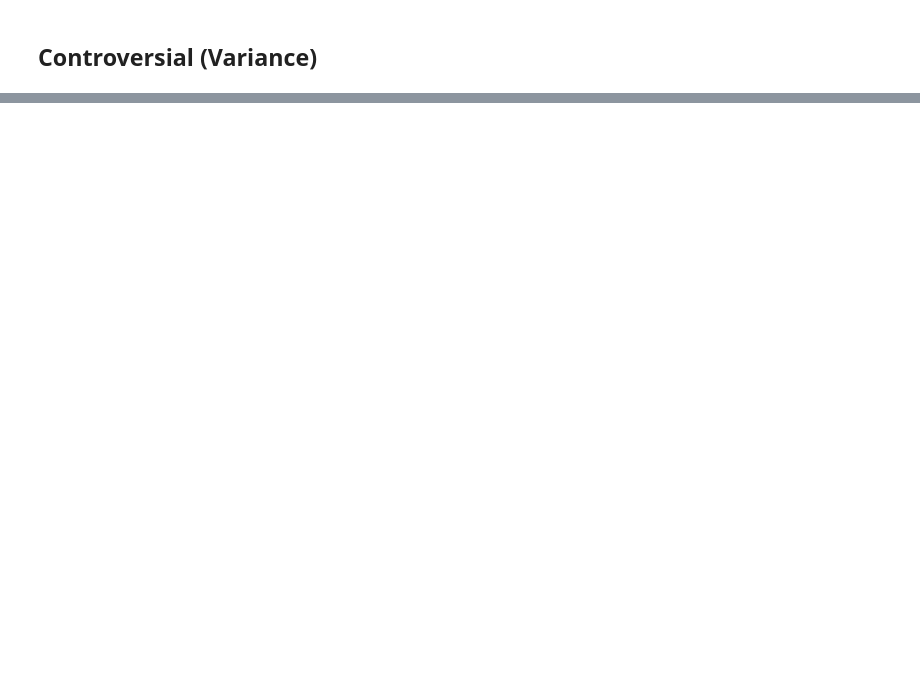
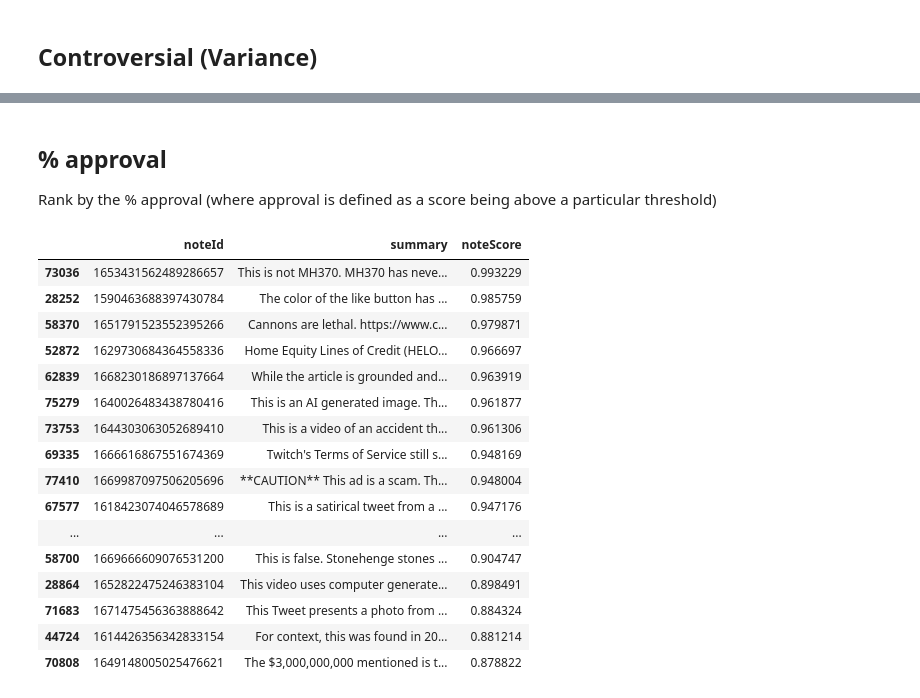
Before and after one commit to smilli/voting, a Jupyter notebook: community_notes.ipynb, the cells around one changed output, grey strips where cells are left out. Cells and saved outputs as stored; diff of their text form; code cells hidden in the pictures; blank space fills up the shorter version.

Commit message:
add approval voting

```diff
--- a/community_notes.ipynb
+++ b/community_notes.ipynb
@@ -265,0 +266,31 @@ scored_notes.head(20)[['noteId', 'summary', 'noteScore']]
+# %% [markdown]
+## % approval
+Rank by the % approval (where approval is defined as a score being above a particular threshold)
+# %%
+def approval(x, dim, threshold=0.7):
+    return (x > threshold).float().mean(dim=dim)
+
+approval_scores = mf_model.get_vote_scores(approval)
+# %%
+note_results = pd.DataFrame({'noteId': note_ids, 'noteScore': approval_scores})
+scored_notes = filtered_notes.merge(note_results, on='noteId')
+scored_notes = scored_notes.sort_values(by='noteScore', ascending=False)
+scored_notes.head(20)[['noteId', 'summary', 'noteScore']]
+# %% [output]
+|  | noteId | summary | noteScore |
+| 73036 | 1653431562489286657 | This is not MH370. MH370 has neve... | 0.993229 |
+| 28252 | 1590463688397430784 | The color of the like button has ... | 0.985759 |
+| 58370 | 1651791523552395266 | Cannons are lethal. https://www.c... | 0.979871 |
+| 52872 | 1629730684364558336 | Home Equity Lines of Credit (HELO... | 0.966697 |
+| 62839 | 1668230186897137664 | While the article is grounded and... | 0.963919 |
+| 75279 | 1640026483438780416 | This is an AI generated image. Th... | 0.961877 |
+| 73753 | 1644303063052689410 | This is a video of an accident th... | 0.961306 |
+| 69335 | 1666616867551674369 | Twitch's Terms of Service still s... | 0.948169 |
+| 77410 | 1669987097506205696 | **CAUTION** This ad is a scam. Th... | 0.948004 |
+| 67577 | 1618423074046578689 | This is a satirical tweet from a ... | 0.947176 |
+| ... | ... | ... | ... |
+| 58700 | 1669666609076531200 | This is false. Stonehenge stones ... | 0.904747 |
+| 28864 | 1652822475246383104 | This video uses computer generate... | 0.898491 |
+| 71683 | 1671475456363888642 | This Tweet presents a photo from ... | 0.884324 |
+| 44724 | 1614426356342833154 | For context, this was found in 20... | 0.881214 |
+| 70808 | 1649148005025476621 | The $3,000,000,000 mentioned is t... | 0.878822 |
```
Also changed, not shown: parts of 7 cells of this notebook.
